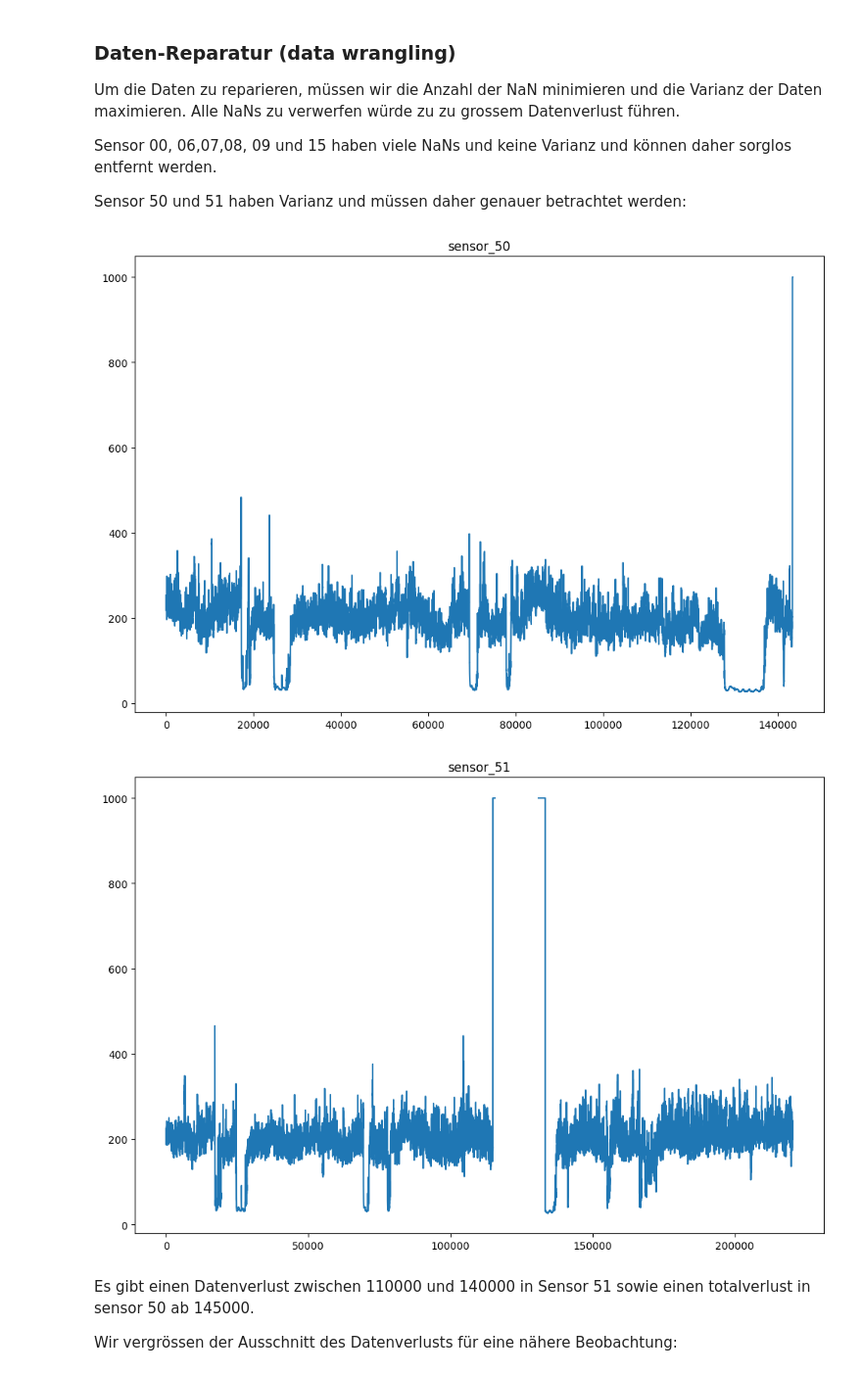
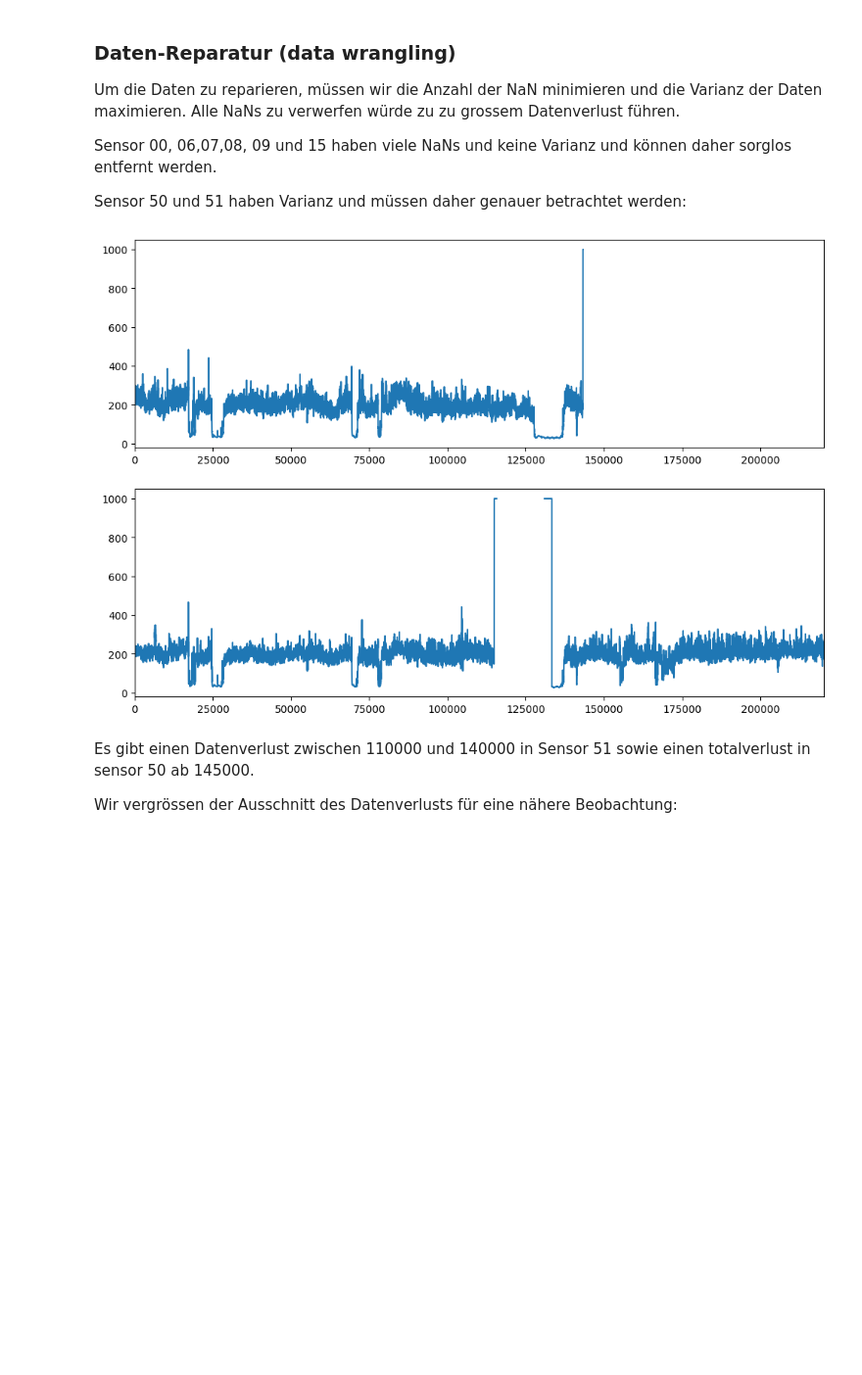
Before and after one commit to jugdemon/Vorausschauende_Instandhaltung, a Jupyter notebook: Vorausschauende_Instandhaltung.ipynb, the cells around one changed output. Shown at 98% size. Saved outputs shown, nothing was run; the diff lists cells and outputs as text; code cells hidden in the pictures; blank space fills up the shorter version.

```diff
--- a/Vorausschauende_Instandhaltung.ipynb
+++ b/Vorausschauende_Instandhaltung.ipynb
@@ -186,37 +226,21 @@ Schwanz
 # %% [markdown]
 Um die Visualisierung der Rohdaten zu ermöglichen, benötigen wir einige Plot-Funktionen.
 # %%
-def plot_helfer(daten,plot_type,titel, abspeichern=False,axis = None,ohne_legende=False):
+def plot_helfer(daten,plot_type,titel, abspeichern=False,axis = None,ohne_legende=False,scaleXLimit = True):
     if axis is None:
         fig=plt.figure()
         daten.plot(kind=plot_type)
         plt.title(titel)
+        if scaleXLimit:
+            plt.xlim(0, daten.shape[0])
     else:
         daten.plot(kind=plot_type,ax=axis)
         if ohne_legende:
             axis.get_legend().remove()
+        if scaleXLimit:
+            axis.set_xlim(0, daten.shape[0])
     if abspeichern==True:
         plt.savefig(titel+'.png', format='png', dpi=300, transparent=True)
-
-def plotting_merged(data, encoded_y, senorname, saving=False):
-    from sklearn.preprocessing import MinMaxScaler
-    scaler = MinMaxScaler()
-    scaled_dat = pd.DataFrame(scaler.fit_transform(data), columns=data.columns)
-    for i in senorname:
-        fig=plt.figure()
-        ax=scaled_dat[i].plot.line()
-        encoded_y.plot(ax=ax)
-        plt.title('together_' + str(i) )
-        plt.legend(['sensor','target'])
-        if saving==True:
-            fig.savefig('Sensor_'+str(i)+'.png', format='png', dpi=300, transparent=True)
-        plt.show()
-
-def plotting_together(Values):
-    fig=plt.Figure()
-    Values.plot(subplots = True, sharex = True, figsize=(30,55))
-    plt.savefig('Overview.png', format='png', dpi=300, transparent=True)
-    plt.show()
 
 def plot_Zielfunktion(daten, spalte='target', abspeichern=False, name='target'):
     y=daten[spalte]; x=np.linspace(1,len(y),len(y))
@@ -260,11 +284,11 @@ Sensor 00, 06,07,08, 09 und 15 haben viele NaNs und keine Varianz und können da
 
 Sensor 50 und 51 haben Varianz und müssen daher genauer betrachtet werden:
 # %%
-for i in ['sensor_50','sensor_51']:
-         plot_helfer(daten[i],'line',str(i))
+fig, axes = plt.subplots(nrows=2, ncols=1)
+plot_helfer(daten['sensor_50'],'line',str('sensor_50'),axis = axes[0])
+plot_helfer(daten['sensor_51'],'line',str('sensor_51'),axis = axes[1])
 # %% [output]
-[figure, old version]
+[figure, new version]
-[figure, removed]
 # %% [markdown]
 Es gibt einen Datenverlust zwischen 110000 und 140000 in Sensor 51 sowie einen totalverlust in sensor 50 ab 145000.
 
```
Also changed, not shown: parts of 34 cells of this notebook.
